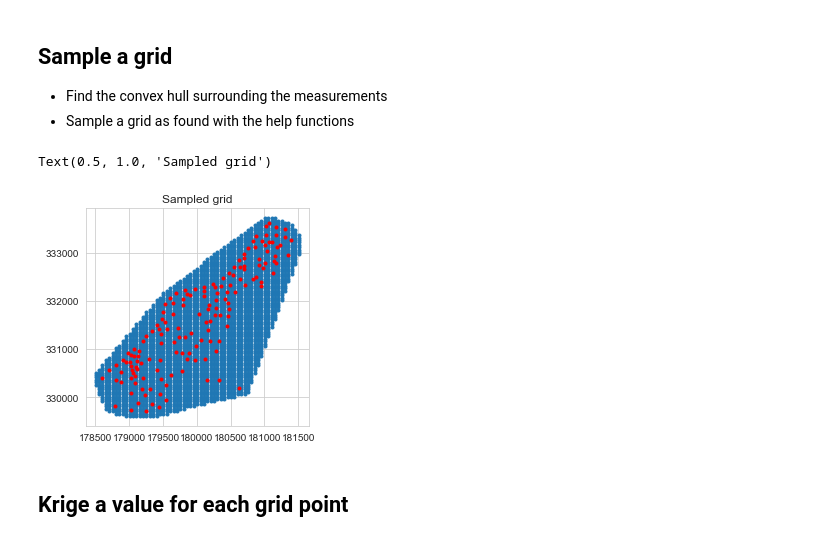
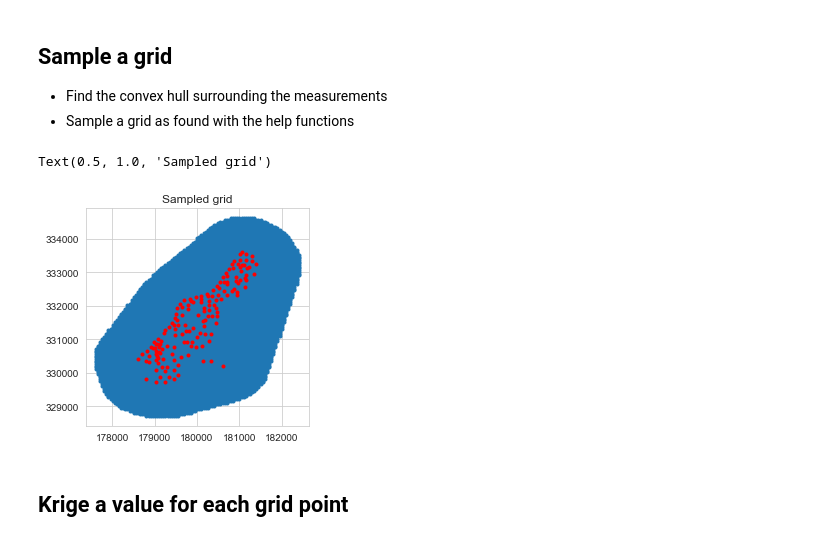
Before and after one commit to 3springs/np_vs_kriging, a Jupyter notebook: main.ipynb, the cells around one changed output. Saved outputs shown, nothing was run; the diff lists cells and outputs as text; code cells hidden in the pictures.

Commit message:
extrapolation plots

```diff
--- a/main.ipynb
+++ b/main.ipynb
@@ -917,15 +977,0 @@ yr.mean(), np.mean(np.abs(val_loss))
-# %%
-sb.set_style("whitegrid")
-plt.figure(figsize=(4,4))
-sb.boxplot(data=meuse_test[["nn_residual","kriging_residual","np_residual"]] )
-plt.title('''Compairing residuals
-median abs res NN: {:.1f}, Kriging {:.1f}, NP: {:.1f}
-mean abs res NN: {:.1f}, Kriging: {:.1f}, NP: {:.1f}'''\
-          .format(
-    np.median(np.abs(meuse_test['nn_residual'])),
-    np.median(np.abs(meuse_test['kriging_residual'])),
-    np.median(np.abs(meuse_test['np_residual'])),
-    np.mean(np.abs(meuse_test['nn_residual'])),
-    np.mean(np.abs(meuse_test['kriging_residual'])),
-    np.mean(np.abs(meuse_test['np_residual']))
-))
@@ -1112,17 +1209,17 @@ def floatrange(start, stop, step):
 - Find the convex hull surrounding the measurements
 - Sample a grid as found with the help functions
 # %%
-convex_hull = shapely.geometry.MultiPoint(list(meuse.geometry)).convex_hull.buffer(150)
+convex_hull = shapely.geometry.MultiPoint(list(meuse.geometry)).convex_hull.buffer(1050)
 sampler = RegularGridSampler(convex_hull, x_interval=50, y_interval=50)
 sampler.perform_sampling()
 grid_points = sampler.get_spatial_df()
 plt.figure(figsize=(4,4))
 plt.plot(grid_points['x'], grid_points['y'], '.')
 plt.plot(meuse['x'], meuse['y'], 'r.')
 plt.title('Sampled grid')
 # %% [output]
 Text(0.5, 1.0, 'Sampled grid')
-[figure, old version]
+[figure, new version]
 # %% [markdown]
 ## Krige a value for each grid point
 # %%
```
Also changed, not shown: parts of 45 cells of this notebook, 2 other files.
